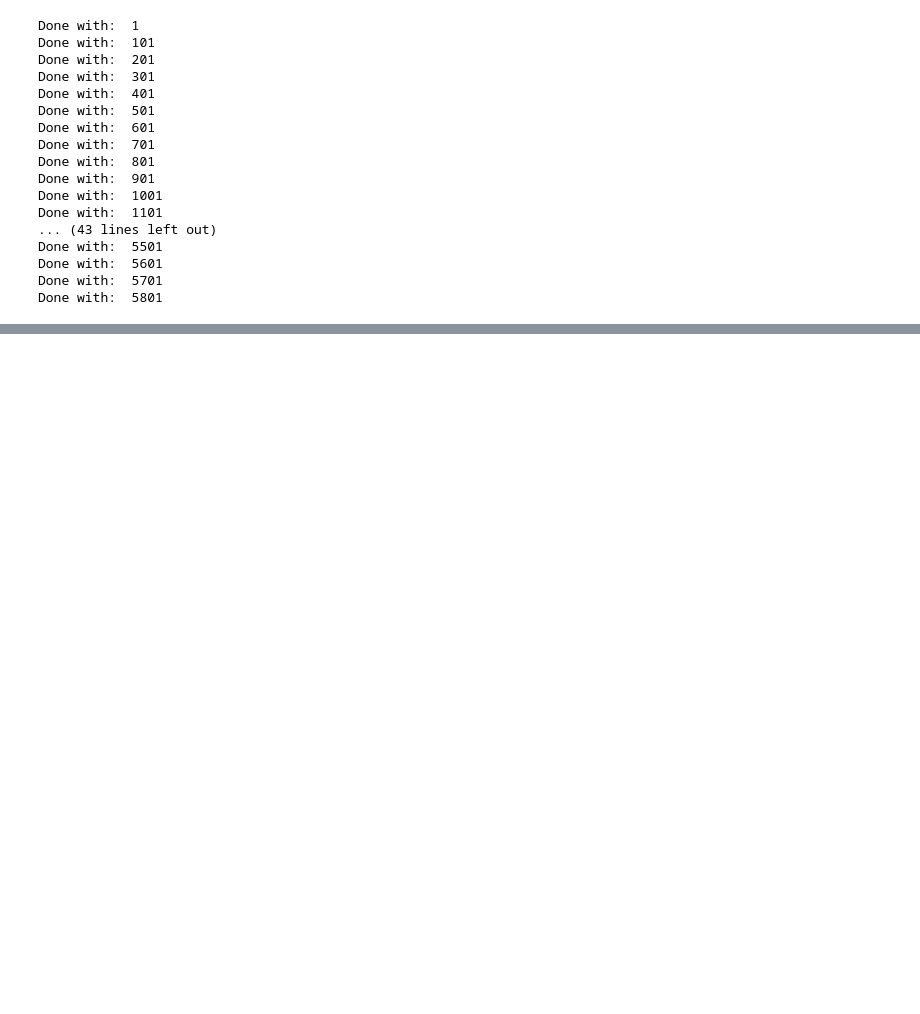
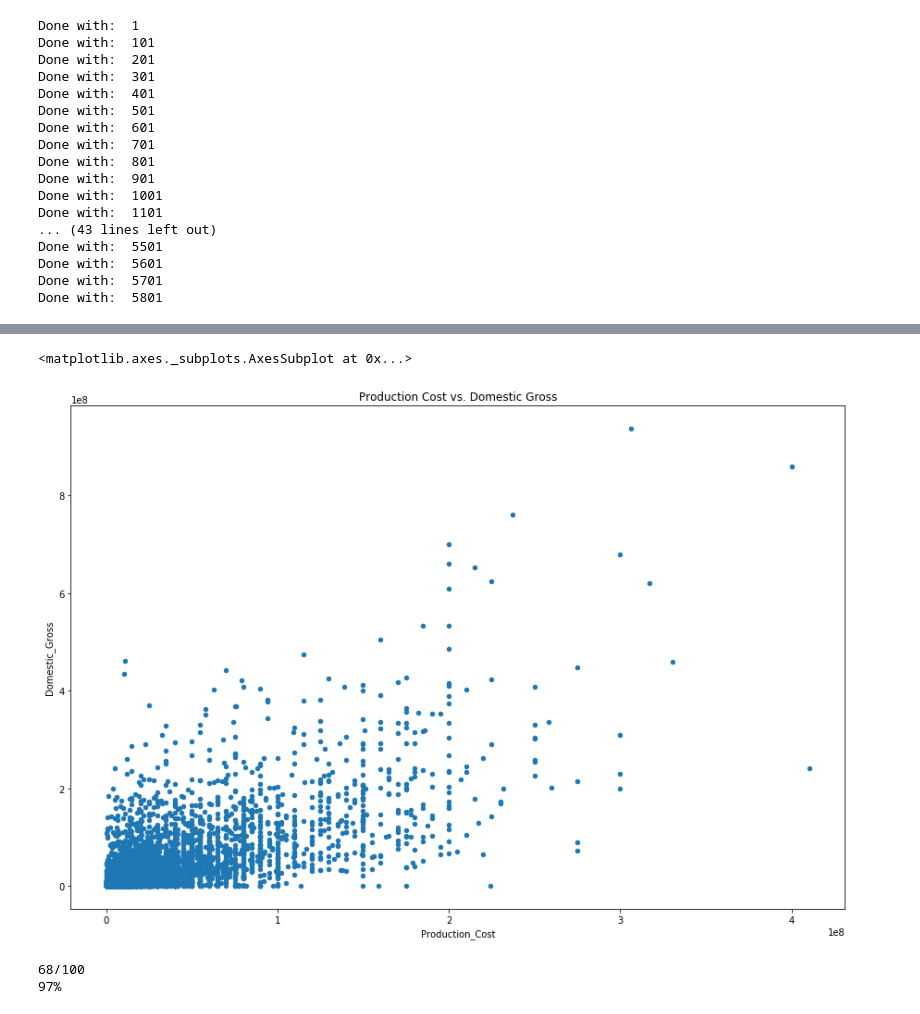
Before and after one commit to mel-ding/Comp340Project, a Jupyter notebook: MD-TermProject.ipynb, the cells around one changed output, grey strips where cells are left out. Drawn from its saved outputs; the diff is of its cells as text; code cells hidden in the pictures; blank space fills up the shorter version.

```diff
--- a/MD-TermProject.ipynb
+++ b/MD-TermProject.ipynb
@@ -309,0 +315,4 @@ numbers_data.head()
+# %%
+OMDb = pd.read_csv("OMDb.csv")
+GroupLens = pd.read_csv("GroupLens.csv")
+numbers_data = pd.read_csv("Numbers.csv")
@@ -367,0 +394,17 @@ all_data.shape
+# %%
+numbers_data = numbers_data.rename({'Domestic_Growth': 'Domestic_Gross',
+                                    'Worldwide_Growth': 'Worldwide_Gross'}, axis=1)
+numbers_data.plot.scatter(x='Production_Cost', y='Domestic_Gross', figsize=(15,10),
+                          title="Production Cost vs. Domestic Gross")
+# %% [output]
+<matplotlib.axes._subplots.AxesSubplot at 0x...>
+[figure, added]
+# %%
+type(all_data['Tomatoscore'][0])
+print(all_data.iloc[33]['Tomatoscore'])
+print(all_data.iloc[30]['Tomatoscore'])
+# all_data['Tomatoscore'] = all_data.apply(lambda row: int(row['Tomatoscore'].replace('%','')), axis=1)
+# all_data.head()
+# %% [output]
+68/100
+97%
```
Also changed, not shown: parts of 32 cells of this notebook, 2 other files.
